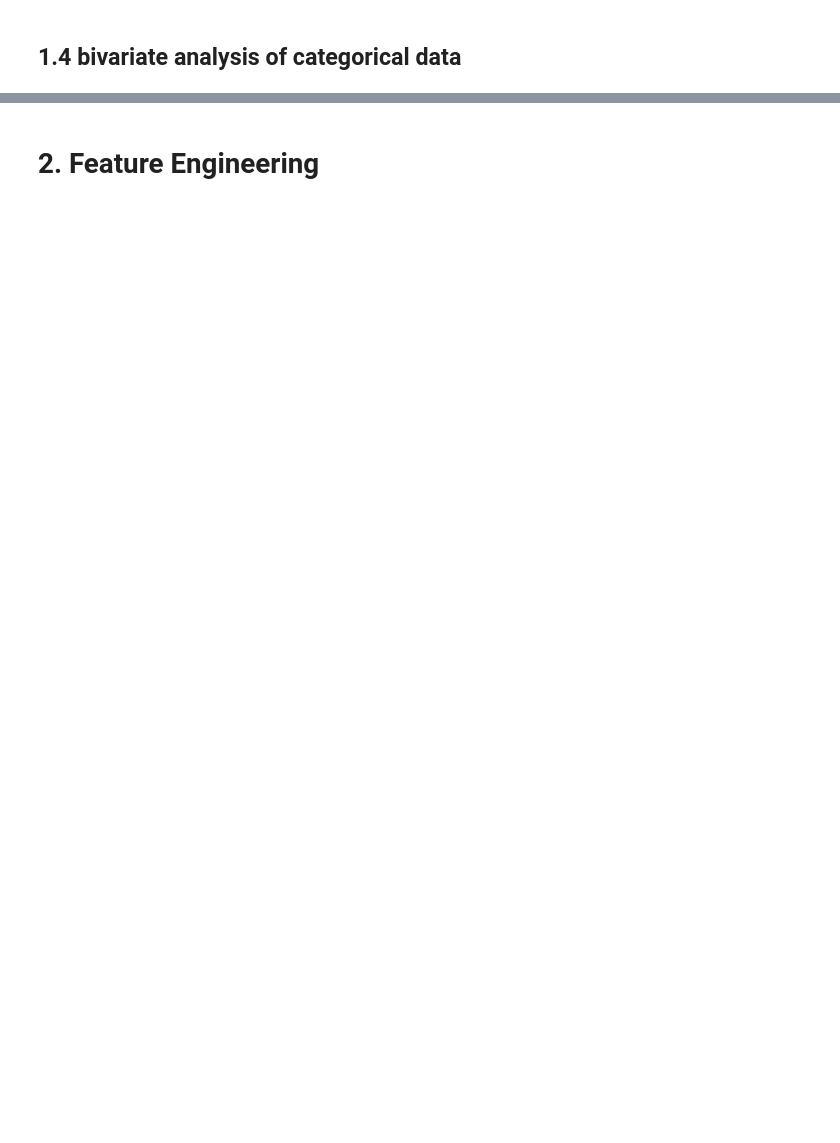
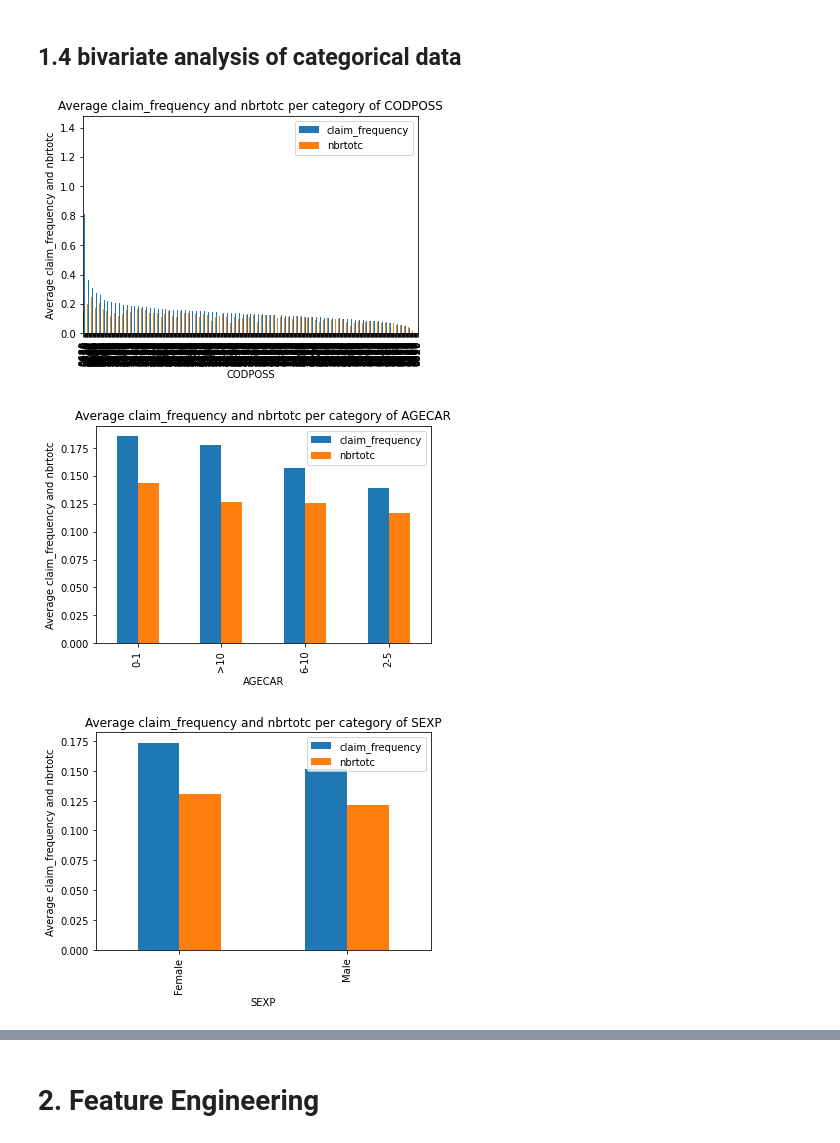
Before and after one commit to MarinoSanLorenzo/actuarial_ds, a Jupyter notebook: main_assignment.ipynb, the cells around one changed output, grey strips where cells are left out. Cells and saved outputs as stored; diff of their text form; code cells hidden in the pictures; blank space fills up the shorter version.

```diff
--- a/main_assignment.ipynb
+++ b/main_assignment.ipynb
@@ -134,4 +211,8 @@ get_avg_target_per_numerical_bin(df, 'nbrtotan', [nb_claims, claim_amount])
 # %% [markdown]
 ## 1.4 bivariate analysis of categorical data
 # %%
-plt_avg_target_per_category(df, categorical_variables, params)
+plt_avg_target_per_category(df, categorical_variables, params, target=claim_frequency_name)
+# %% [output]
+[figure, added]
+[figure, added]
+[figure, added]
```
Also changed, not shown: parts of 40 cells of this notebook, 5 other files.
